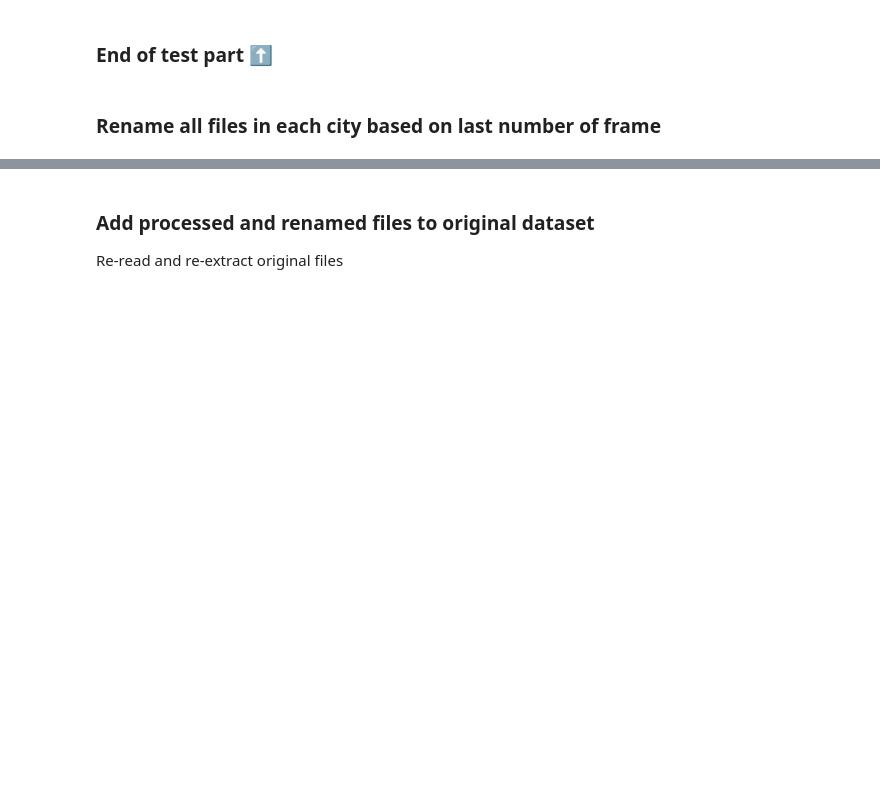
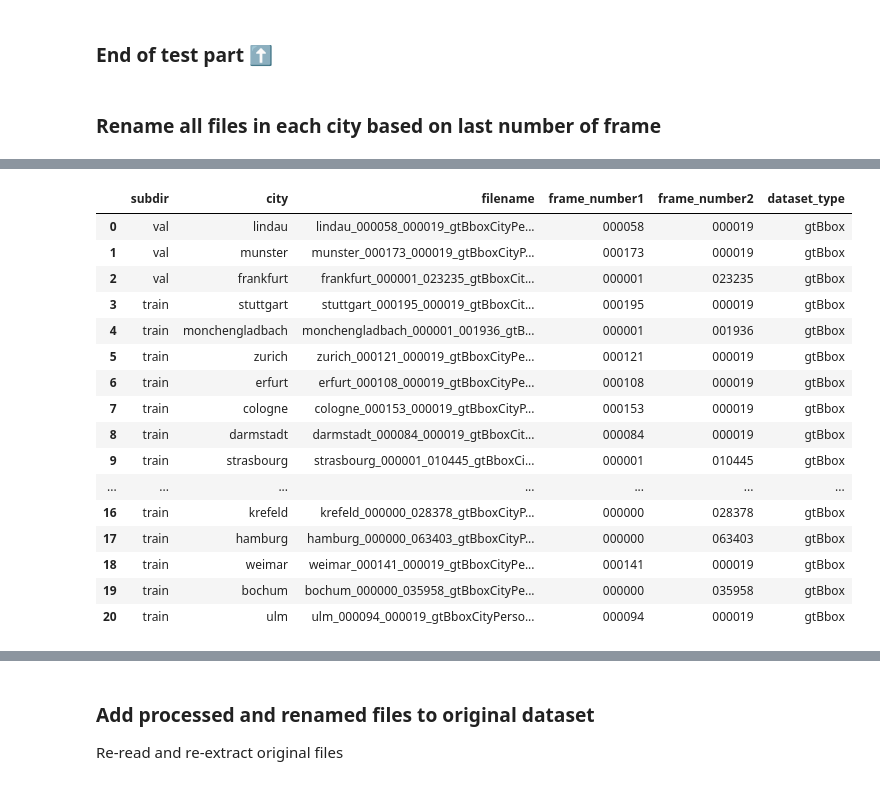
Before and after one commit to raz0208/City-Person-Dataset-EDA, a Jupyter notebook: CityPerson_LabelFiltering.ipynb, the cells around one changed output, grey strips where cells are left out. Saved outputs shown, nothing was run; the diff lists cells and outputs as text; code cells hidden in the pictures; blank space fills up the shorter version.

```diff
--- a/CityPerson_LabelFiltering.ipynb
+++ b/CityPerson_LabelFiltering.ipynb
@@ -1171,0 +1140,21 @@ File Type Distribution in gtBboxCityPersons Dataset:
+# %%
+last_file_info_df_gtBbox
+#last_file_info_gtBbox
+# %% [output]
+|  | subdir | city | filename | frame_number1 | frame_number2 | dataset_type |
+| 0 | val | lindau | lindau_000058_000019_gtBboxCityPe... | 000058 | 000019 | gtBbox |
+| 1 | val | munster | munster_000173_000019_gtBboxCityP... | 000173 | 000019 | gtBbox |
+| 2 | val | frankfurt | frankfurt_000001_023235_gtBboxCit... | 000001 | 023235 | gtBbox |
+| 3 | train | stuttgart | stuttgart_000195_000019_gtBboxCit... | 000195 | 000019 | gtBbox |
+| 4 | train | monchengladbach | monchengladbach_000001_001936_gtB... | 000001 | 001936 | gtBbox |
+| 5 | train | zurich | zurich_000121_000019_gtBboxCityPe... | 000121 | 000019 | gtBbox |
+| 6 | train | erfurt | erfurt_000108_000019_gtBboxCityPe... | 000108 | 000019 | gtBbox |
+| 7 | train | cologne | cologne_000153_000019_gtBboxCityP... | 000153 | 000019 | gtBbox |
+| 8 | train | darmstadt | darmstadt_000084_000019_gtBboxCit... | 000084 | 000019 | gtBbox |
+| 9 | train | strasbourg | strasbourg_000001_010445_gtBboxCi... | 000001 | 010445 | gtBbox |
+| ... | ... | ... | ... | ... | ... | ... |
+| 16 | train | krefeld | krefeld_000000_028378_gtBboxCityP... | 000000 | 028378 | gtBbox |
+| 17 | train | hamburg | hamburg_000000_063403_gtBboxCityP... | 000000 | 063403 | gtBbox |
+| 18 | train | weimar | weimar_000141_000019_gtBboxCityPe... | 000141 | 000019 | gtBbox |
+| 19 | train | bochum | bochum_000000_035958_gtBboxCityPe... | 000000 | 035958 | gtBbox |
+| 20 | train | ulm | ulm_000094_000019_gtBboxCityPerso... | 000094 | 000019 | gtBbox |
```
Also changed, not shown: parts of 27 cells of this notebook.
